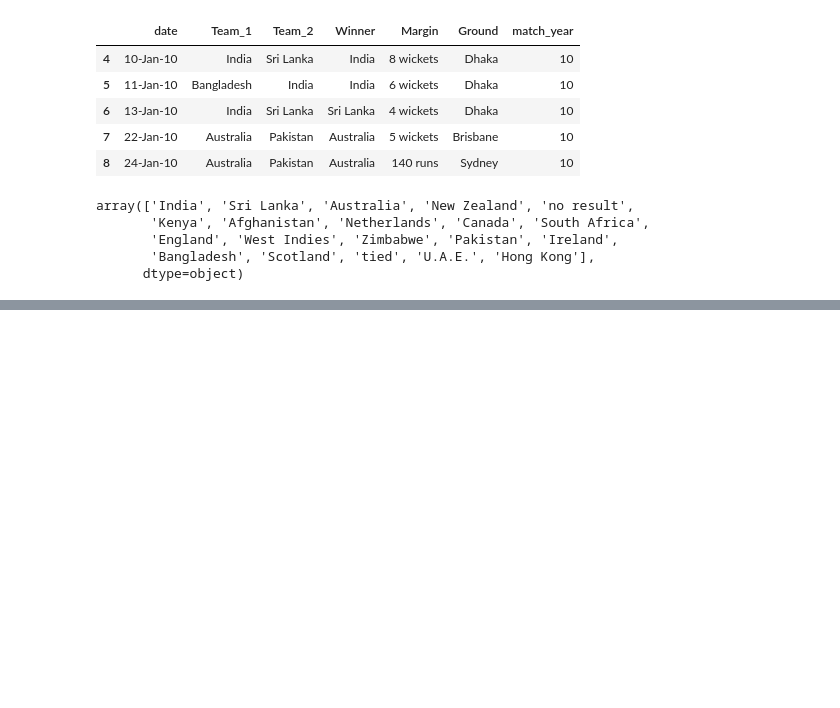
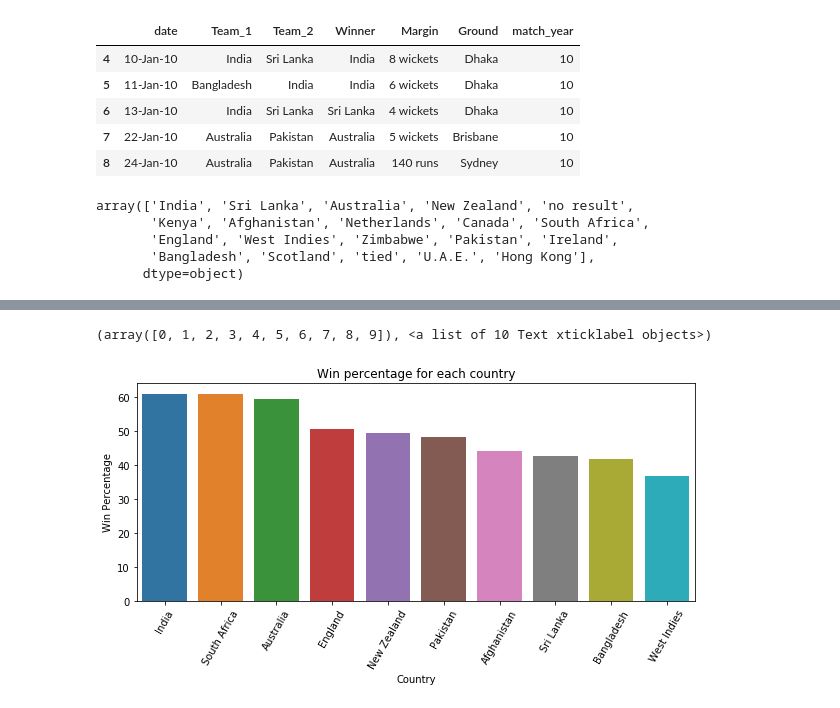
Before and after one commit to singhmanishh/WorldCup2019_Prediction, a Jupyter notebook: DataExploration.ipynb, the cells around one changed output, grey strips where cells are left out. Cells and saved outputs as stored; diff of their text form; code cells hidden in the pictures; blank space fills up the shorter version.

```diff
--- a/DataExploration.ipynb
+++ b/DataExploration.ipynb
@@ -158,0 +156,9 @@ ValueError: Length of values (20) does not match length of index (10)
+# %%
+plt.figure(figsize=(10,4))
+sns.barplot(x = 'Country', y = 'Win_Percentage', data = output_2010).set_title('Win percentage for each country')
+plt.xlabel("Country")
+plt.ylabel("Win Percentage")
+plt.xticks(rotation = 60)
+# %% [output]
+(array([0, 1, 2, 3, 4, 5, 6, 7, 8, 9]), <a list of 10 Text xticklabel objects>)
+[figure, added]
```
Also changed, not shown: parts of 2 cells of this notebook.
